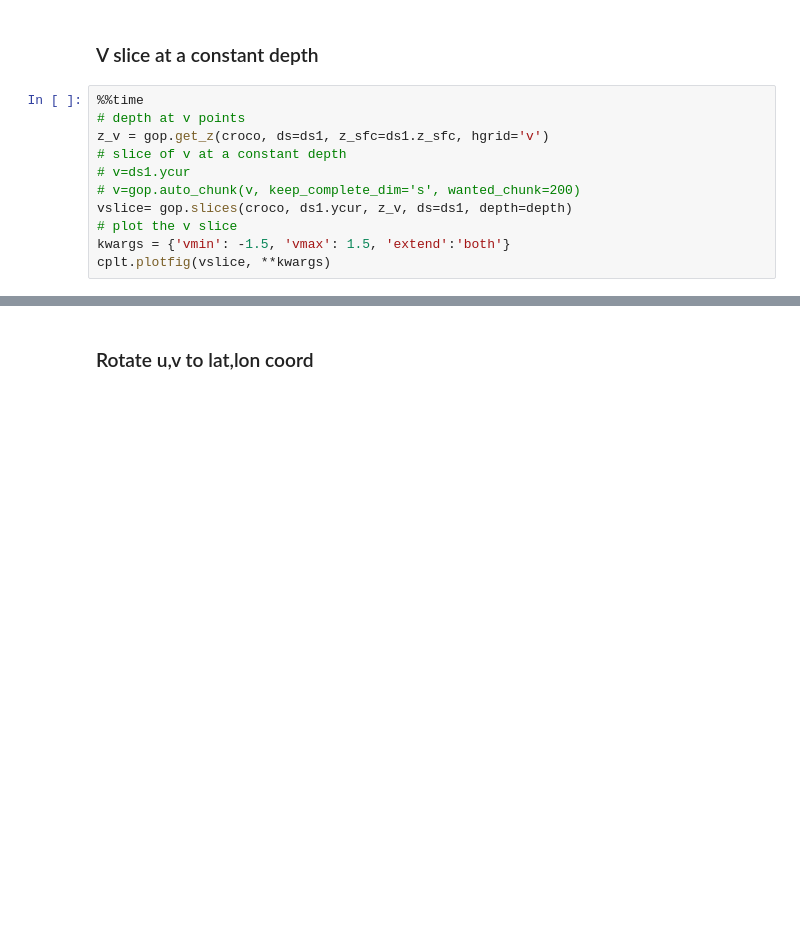
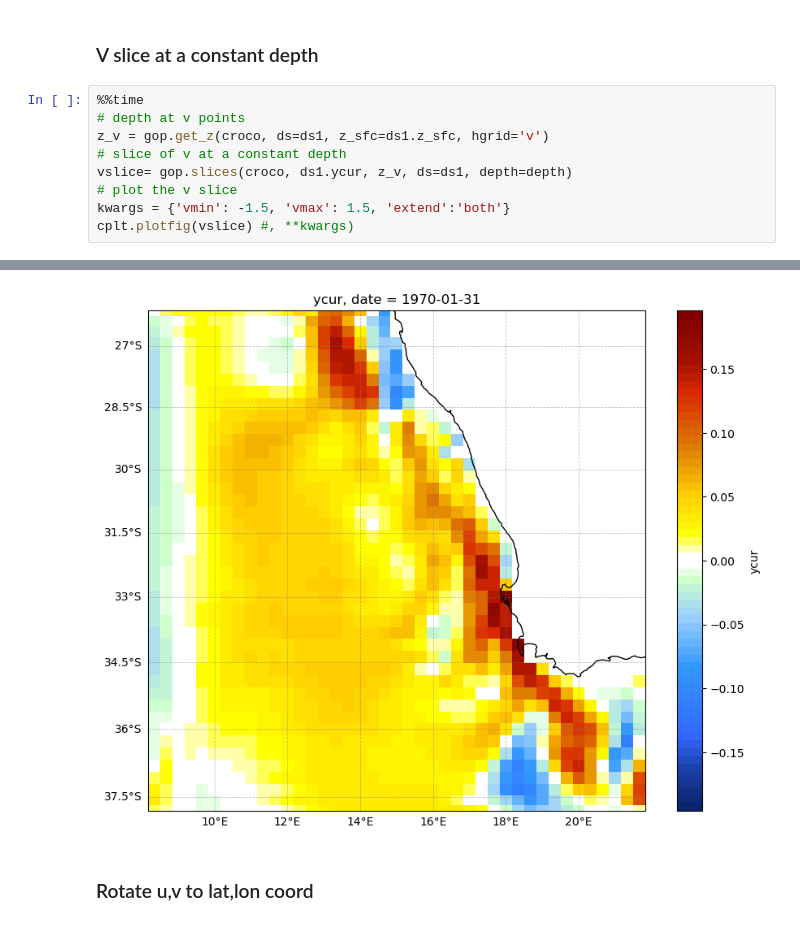
Before and after one commit to alcoat/croco_pytools, a Jupyter notebook: xcroco/tuto_xcroco.ipynb, the cells around one changed output, grey strips where cells are left out. Saved outputs shown, nothing was run; the diff lists cells and outputs as text; blank space fills up the shorter version.

```diff
--- a/xcroco/tuto_xcroco.ipynb
+++ b/xcroco/tuto_xcroco.ipynb
@@ -219,9 +315,8 @@ cplt.plotfig(uslice, **kwargs)
 # depth at v points
 z_v = gop.get_z(croco, ds=ds1, z_sfc=ds1.z_sfc, hgrid='v')
 # slice of v at a constant depth
-# v=ds1.ycur
-# v=gop.auto_chunk(v, keep_complete_dim='s', wanted_chunk=200)
 vslice= gop.slices(croco, ds1.ycur, z_v, ds=ds1, depth=depth)
 # plot the v slice
 kwargs = {'vmin': -1.5, 'vmax': 1.5, 'extend':'both'}
-cplt.plotfig(vslice, **kwargs)
+cplt.plotfig(vslice) #, **kwargs)
+# %% [output]
@@ -228,3 +325,4 @@ cplt.plotfig(vslice, **kwargs)
+[figure, added]
 # %% [markdown]
 ### Rotate u,v to lat,lon coord
 # %%
```
Also changed, not shown: parts of 15 cells of this notebook, 4 other files.
